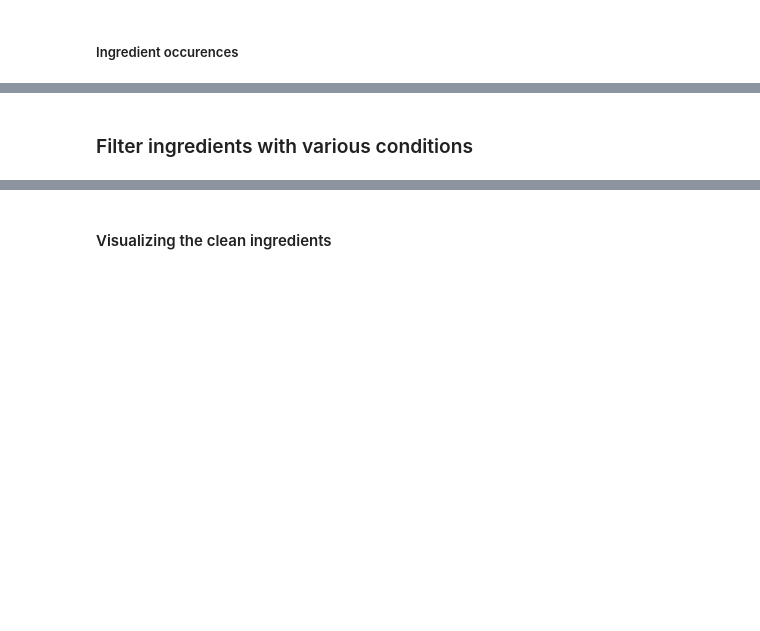
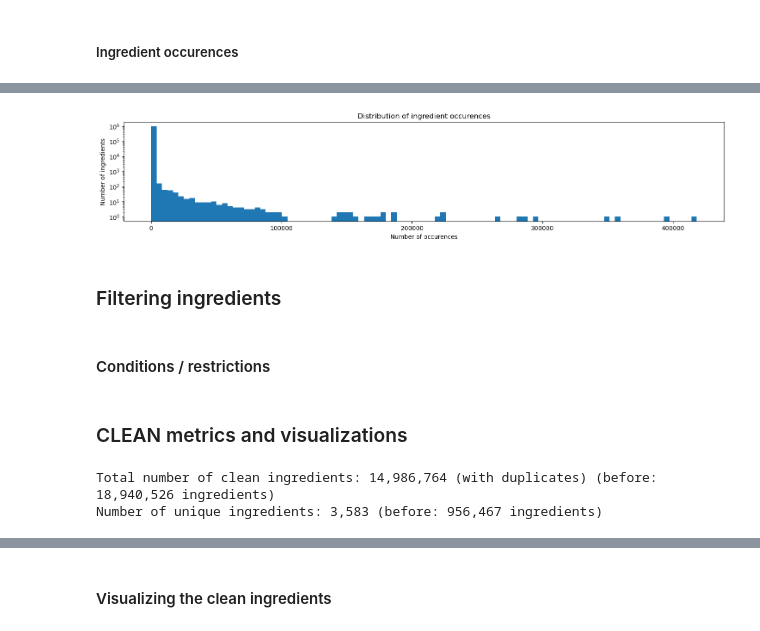
Before and after one commit to remSCS/OpenFoodFacts_Analysis, a Jupyter notebook: script.ipynb, the cells around one changed output, grey strips where cells are left out. Drawn from its saved outputs; the diff is of its cells as text; code cells hidden in the pictures; blank space fills up the shorter version.

```diff
--- a/script.ipynb
+++ b/script.ipynb
@@ -162,5 +170,11 @@ plt.show()
-# %% [markdown]
-### Filter ingredients with various conditions
+# %%
+plot_ingredients_occurences_distribution(counts_ingredients)
+# %% [output]
+[figure, added]
+# %% [markdown]
+### Filtering ingredients
+# %% [markdown]
+#### Conditions / restrictions
 # %%
 clean_ingredients = []
 
@@ -189,0 +203,9 @@ unique_clean_ingredients = set(clean_ingredients)
+# %% [markdown]
+### CLEAN metrics and visualizations
+# %%
+unique_clean_ingredients = set(clean_ingredients)
+print(f"Total number of clean ingredients: {len(clean_ingredients):,} (with duplicates) (before: {len(all_ingredients):,} ingredients)")
+print(f"Number of unique ingredients: {len(unique_clean_ingredients):,} (before: {len(set(all_ingredients)):,} ingredients)")
+# %% [output]
+Total number of clean ingredients: 14,986,764 (with duplicates) (before: 18,940,526 ingredients)
+Number of unique ingredients: 3,583 (before: 956,467 ingredients)
```
Also changed, not shown: parts of 66 cells of this notebook, 4 other files.
